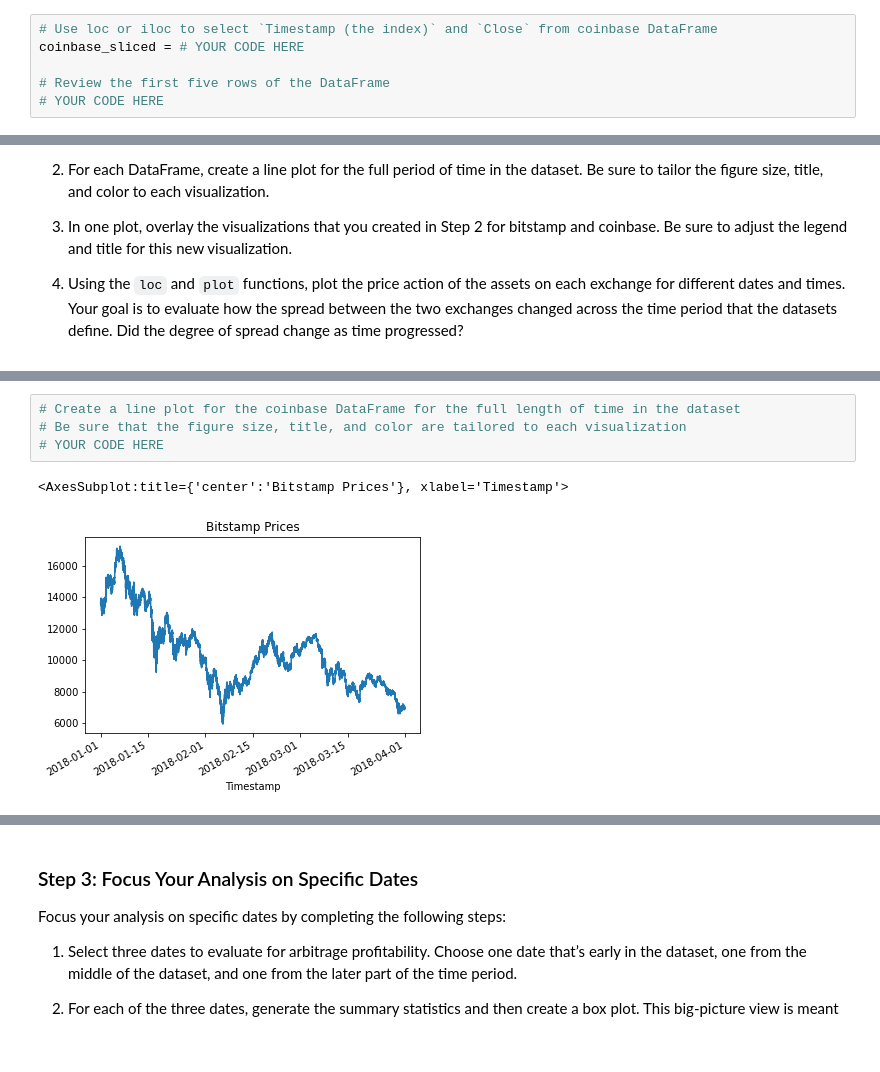
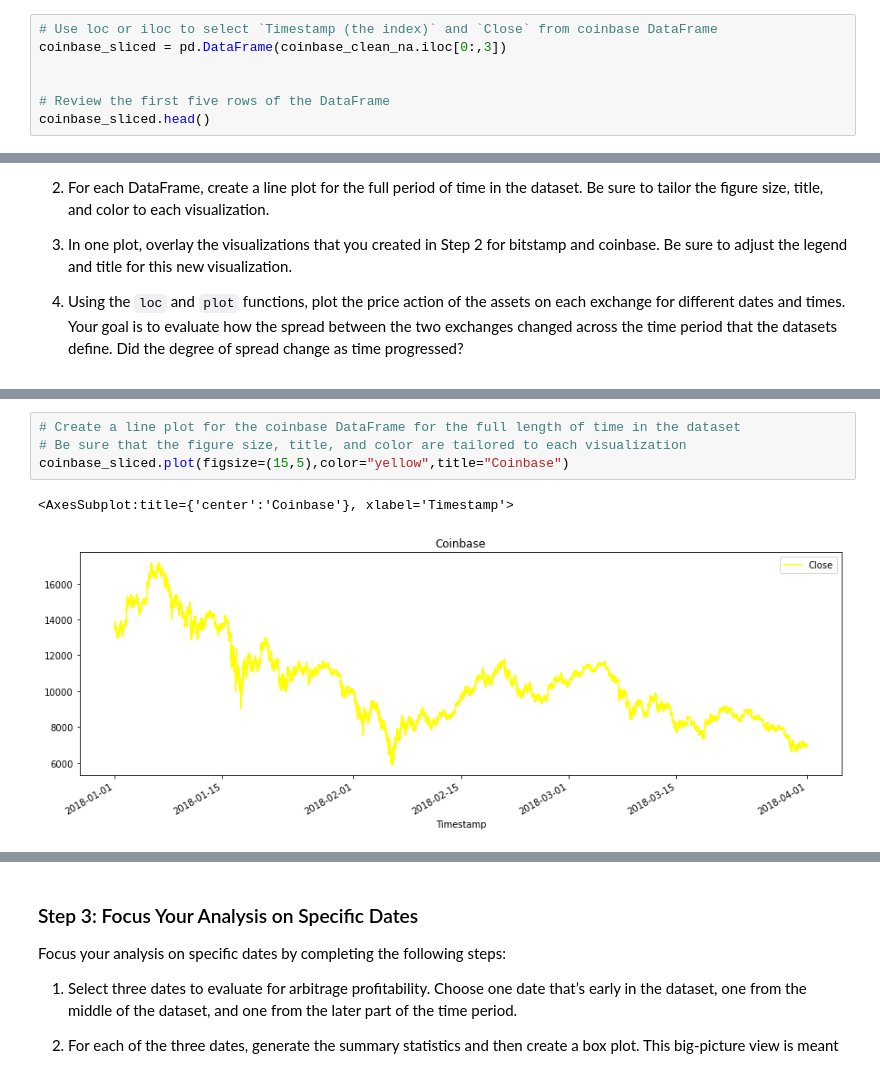
Before and after one commit to Latnid/Module_Challenges, a Jupyter notebook: 3/Starter_Code/crypto_arbitrage.ipynb, the cells around one changed output, grey strips where cells are left out. Saved outputs shown, nothing was run; the diff lists cells and outputs as text; blank space fills up the shorter version.

```diff
--- a/3/Starter_Code/crypto_arbitrage.ipynb
+++ b/3/Starter_Code/crypto_arbitrage.ipynb
@@ -187,10 +179,11 @@ bitstamp_sliced = # YOUR CODE HERE
 | 2018-01-01 00:04:00 | 13620.00 |
 # %%
 # Use loc or iloc to select `Timestamp (the index)` and `Close` from coinbase DataFrame
-coinbase_sliced = # YOUR CODE HERE
+coinbase_sliced = pd.DataFrame(coinbase_clean_na.iloc[0:,3])
+
 
 # Review the first five rows of the DataFrame
-# YOUR CODE HERE
+coinbase_sliced.head()
 # %% [output]
 |  | Close |
 | Timestamp |  |
@@ -247,10 +240,10 @@ Sort through the time series data associated with the bitstamp and coinbase Data
 # %%
 # Create a line plot for the coinbase DataFrame for the full length of time in the dataset
 # Be sure that the figure size, title, and color are tailored to each visualization
-# YOUR CODE HERE
+coinbase_sliced.plot(figsize=(15,5),color="yellow",title="Coinbase")
 # %% [output]
-<AxesSubplot:title={'center':'Bitstamp Prices'}, xlabel='Timestamp'>
+<AxesSubplot:title={'center':'Coinbase'}, xlabel='Timestamp'>
-[figure, old version]
+[figure, new version]
 # %%
 # Overlay the visualizations for the bitstamp and coinbase DataFrames in one plot
 # The plot should visualize the prices over the full lenth of the dataset
```
Also changed, not shown: parts of 18 cells of this notebook.
